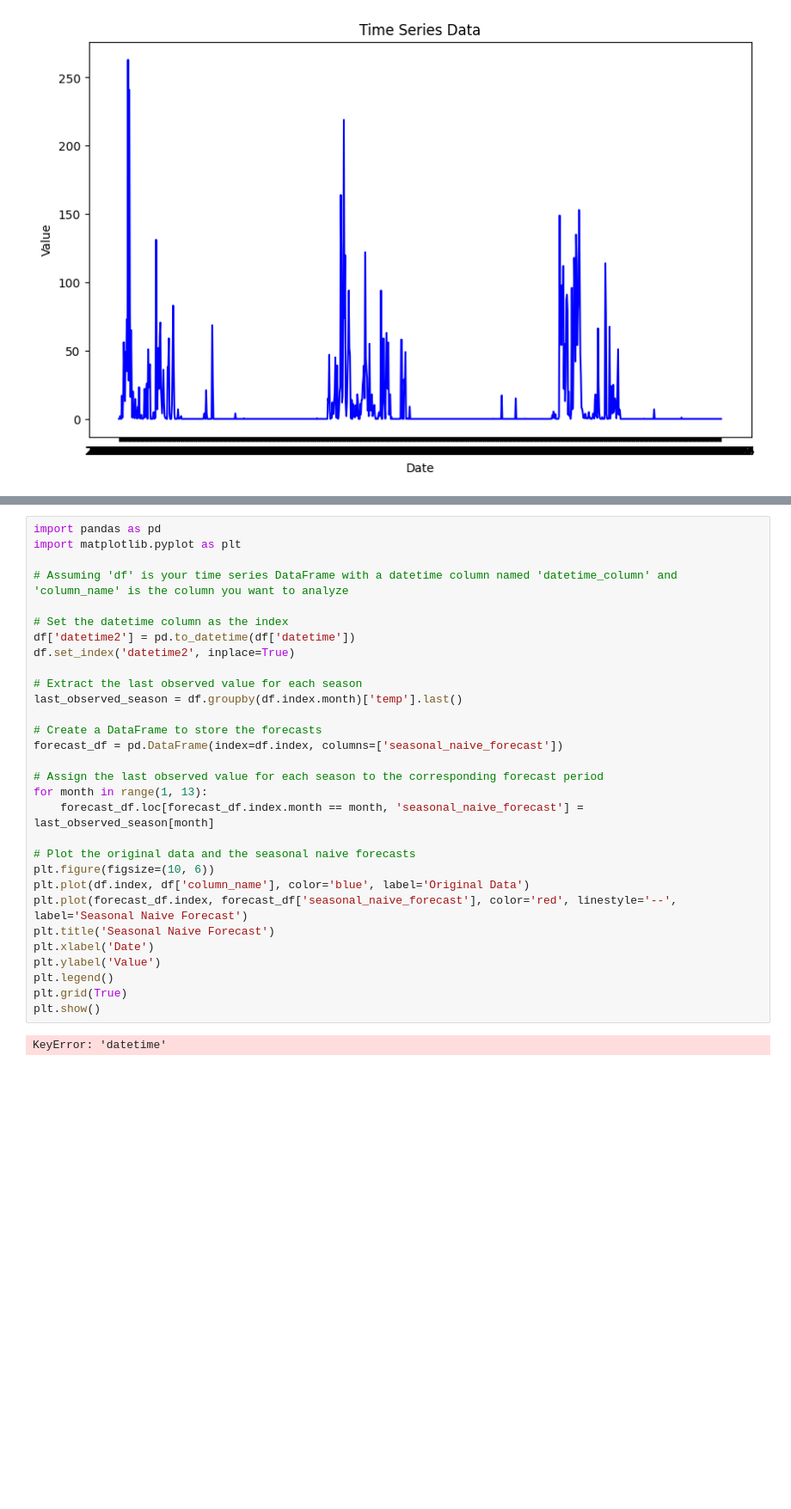
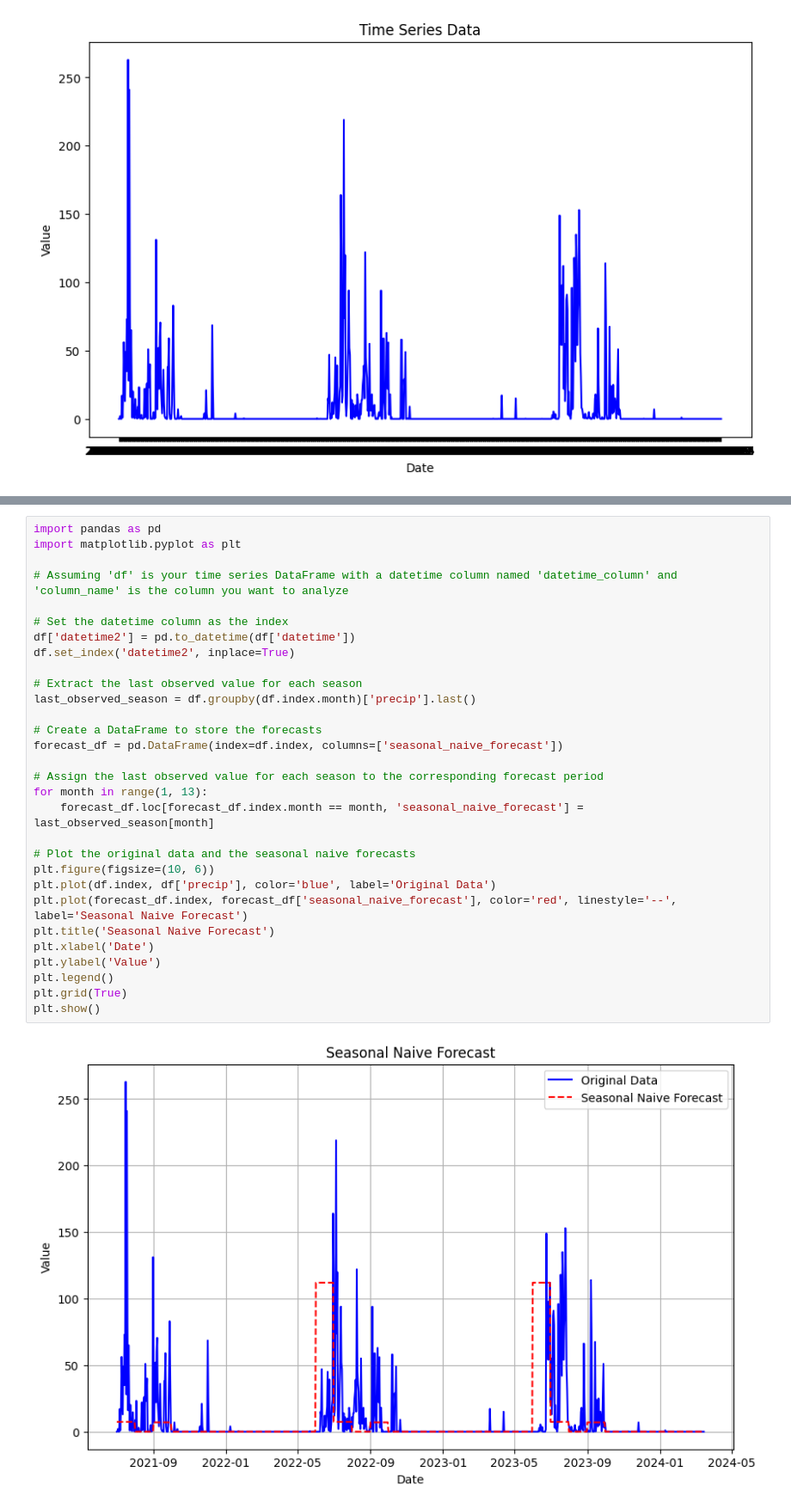
Before and after one commit to AadilShah786/weather-ml, a Jupyter notebook: aadil/main2.ipynb, the cells around one changed output, grey strips where cells are left out. Shown at 86% size. Drawn from its saved outputs; the diff is of its cells as text; blank space fills up the shorter version.

```diff
--- a/aadil/main2.ipynb
+++ b/aadil/main2.ipynb
@@ -219,35 +219,35 @@ plt.show()
 # %%
 import pandas as pd
 import matplotlib.pyplot as plt
 
 # Assuming 'df' is your time series DataFrame with a datetime column named 'datetime_column' and 'column_name' is the column you want to analyze
 
 # Set the datetime column as the index
 df['datetime2'] = pd.to_datetime(df['datetime'])
 df.set_index('datetime2', inplace=True)
 
 # Extract the last observed value for each season
-last_observed_season = df.groupby(df.index.month)['temp'].last()
+last_observed_season = df.groupby(df.index.month)['precip'].last()
 
 # Create a DataFrame to store the forecasts
 forecast_df = pd.DataFrame(index=df.index, columns=['seasonal_naive_forecast'])
 
 # Assign the last observed value for each season to the corresponding forecast period
 for month in range(1, 13):
     forecast_df.loc[forecast_df.index.month == month, 'seasonal_naive_forecast'] = last_observed_season[month]
 
 # Plot the original data and the seasonal naive forecasts
 plt.figure(figsize=(10, 6))
-plt.plot(df.index, df['column_name'], color='blue', label='Original Data')
+plt.plot(df.index, df['precip'], color='blue', label='Original Data')
 plt.plot(forecast_df.index, forecast_df['seasonal_naive_forecast'], color='red', linestyle='--', label='Seasonal Naive Forecast')
 plt.title('Seasonal Naive Forecast')
 plt.xlabel('Date')
 plt.ylabel('Value')
 plt.legend()
 plt.grid(True)
 plt.show()
 # %% [output]
-KeyError: 'datetime'
+[figure, added]
 # %%
 from sklearn.metrics import mean_absolute_error, mean_squared_error
 import numpy as np
```
Also changed, not shown: parts of 5 cells of this notebook.
